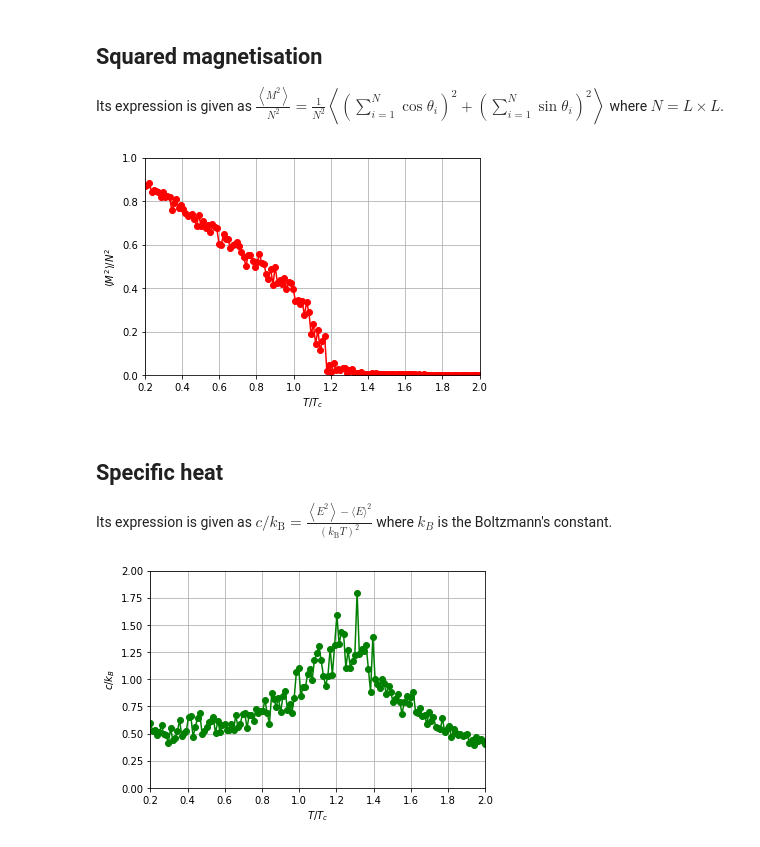
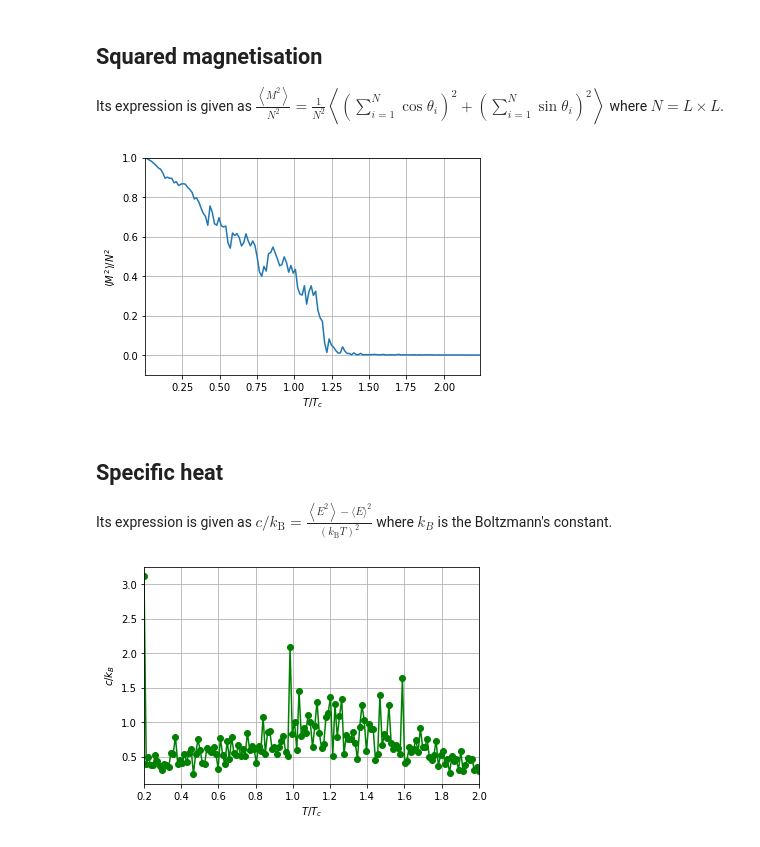
Before and after one commit to bernwo/AP3082-XY-Model, a Jupyter notebook: Observables.ipynb, the cells around one changed output. Drawn from its saved outputs; the diff is of its cells as text; code cells hidden in the pictures.

```diff
--- a/Observables.ipynb
+++ b/Observables.ipynb
@@ -13,8 +14,8 @@ import matplotlib.pyplot as plt
 J = 1 # coupling constant, where it must be > 0 for the system to exhibit ferromagnetism
 L = 64 # dimension of the square lattice
 
-tau = 8000000 # relaxation time a.k.a equilibrating time
-tau_extra = 5000000
+tau = 800000 # relaxation time a.k.a equilibrating time
+tau_extra = 500000
 nrelax = 150 # total number of times to let the system equilibrate
 nframes = 1 # total number of frames in the .gif over the whole simulation (not needed since we are not generating the animated .gif in this notebook)
 # N = nrelax * tau # total number of iterations in the Metropolis algorithm
@@ -23,6 +24,6 @@ plot_at_Nth_index = np.array([0],dtype=np.int32) # (not needed since we are not
 lattice = np.zeros((L, L))
 
 Tc = 0.892937 * J  # http://www.lps.ens.fr/~krauth/images/7/72/Stage_Mayer_Johannes_2015.pdf in units of kB
-T_init = 0.2*Tc
-T_final = 2*Tc
+T_init = 0.00001
+T_final = 2
 TTc_array = np.linspace(T_init, T_final, nrelax)
@@ -29,7 +37,7 @@ TTc_array = np.linspace(T_init, T_final, nrelax)
 # %% [markdown]
 ## Begin the Metropolis time-marching on the lattice
 # %%
-ave_M2, Cv, _, _ = Metropolis(
+M2, E, E2, _, _ = Metropolis(
     J=J,
     L=L,
     relaxation_time=tau,
@@ -90,27 +213,28 @@ Text(0.5, 0.98, '$J$=1. $T$=1.79. $L$=64.')
 Its expression is given as $\frac{\left\langle M^2\right\rangle}{N^2}=\frac{1}{N^2}\left\langle\left(\sum_{i=1}^{N} \cos \theta_{i}\right)^{2}+\left(\sum_{i=1}^{N} \sin \theta_{i}\right)^{2}\right\rangle$ where $N=L\times L$.
 # %%
 plt.close()
-plt.plot(TTc_array/Tc,ave_M2, 'r-o')
+#plt.errorbar(TTc_array/Tc,M2_average, yerr=M2_errors, ecolor='red')
+plt.plot(TTc_array/Tc,M2_average)
 plt.xlabel("$T/T_c$")
 plt.ylabel("$\langle M^2\\rangle/N^2$")
-plt.ylim([0,1])
+plt.ylim([-0.1,1])
 plt.xlim([T_init/Tc,T_final/Tc])
 plt.grid()
 plt.savefig(f"simulation_images/magnetisationsquared_L{L}_tau{tau}_nrelax{nrelax}_Tinit{int(T_init/Tc)}_Tfinal{int(T_final/Tc)}.png", dpi=300, bbox_inches='tight',transparent=True)
 # %% [output]
-[figure, old version]
+[figure, new version]
 # %% [markdown]
 ## Specific heat
 
 Its expression is given as $c / k_{\mathrm{B}}=\frac{\left\langle E^{2}\right\rangle-{\langle E\rangle}^{2}}{\left(k_{\mathrm{B}} T\right)^{2}}$ where $k_B$ is the Boltzmann's constant.
 # %%
 plt.close()
-plt.plot( TTc_array/Tc , Cv/((L**2*TTc_array**2)) , 'g-o')
+plt.plot( TTc_array/Tc ,(np.mean(E2,axis=1)-np.mean(E,axis=1)**2)/((L**2*TTc_array**2)) , 'g-o')
 plt.xlabel("$T/T_c$")
 plt.ylabel("$c/k_B$")
-plt.ylim([0,2])
+#plt.ylim([0,2])
 plt.xlim([T_init/Tc,T_final/Tc])
 plt.grid()
 plt.savefig(f"simulation_images/specificheat_L{L}_tau{tau}_nrelax{nrelax}_Tinit{int(T_init/Tc)}_Tfinal{int(T_final/Tc)}.png", dpi=300, bbox_inches='tight',transparent=True)
 # %% [output]
-[figure, old version]
+[figure, new version]
```
Also changed, not shown: parts of 17 cells of this notebook, 14 other files.
